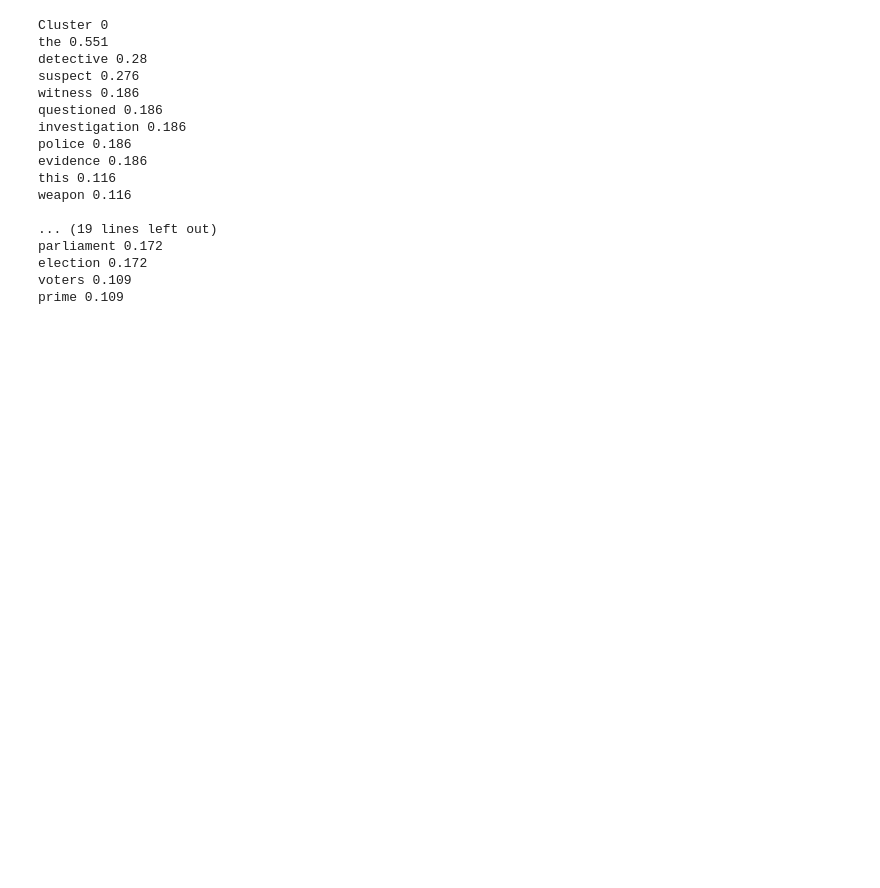
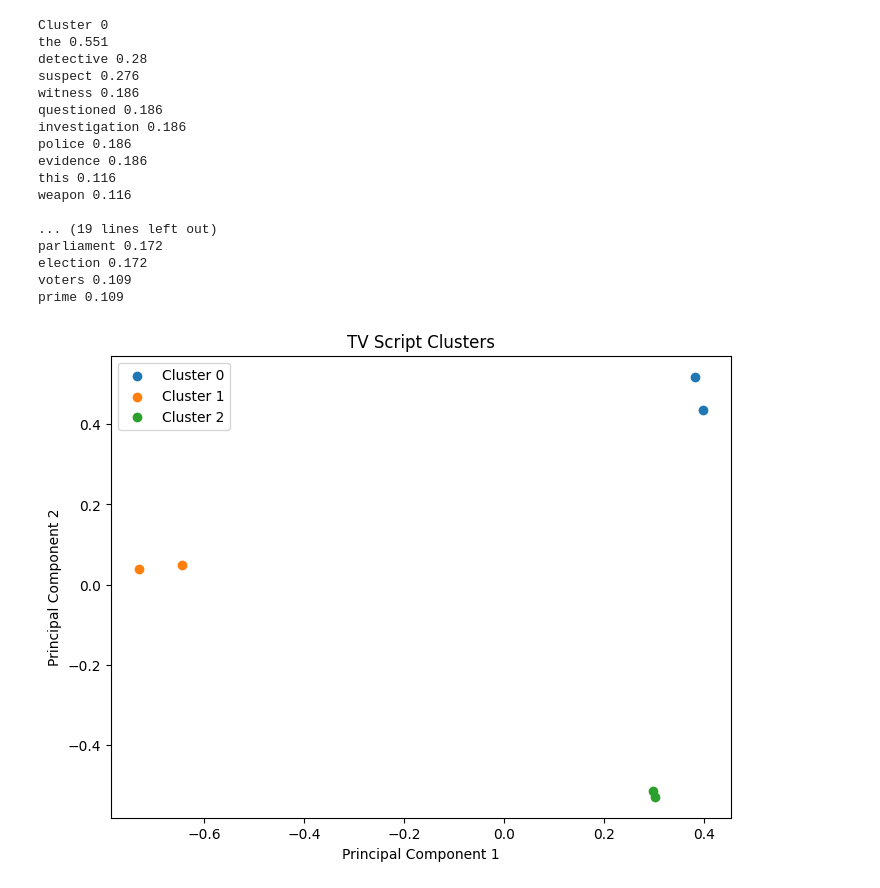
Before and after one commit to Vamoose2/Finding-Themes-in-TV-Scripts-with-TF-IDF-and-Clustering, a Jupyter notebook: main.ipynb, the cells around one changed output. Cells and saved outputs as stored; diff of their text form; code cells hidden in the pictures; blank space fills up the shorter version.

Commit message:
Visually represented PCA

```diff
--- a/main.ipynb
+++ b/main.ipynb
@@ -141,3 +141,27 @@ parliament 0.172
 election 0.172
 voters 0.109
 prime 0.109
+# %%
+pca = PCA(n_components=2)
+
+X_2d = pca.fit_transform(X.toarray())
+# %%
+plt.figure(figsize=(8, 6))
+
+for cluster in sorted(df["cluster"].unique()):
+    points = X_2d[df["cluster"] == cluster]
+
+    plt.scatter(
+        points[:, 0],
+        points[:, 1],
+        label=f"Cluster {cluster}"
+    )
+
+plt.xlabel("Principal Component 1")
+plt.ylabel("Principal Component 2")
+plt.title("TV Script Clusters")
+plt.legend()
+
+plt.show()
+# %% [output]
+[figure, added]
```
Also changed, not shown: parts of 1 cell of this notebook.
